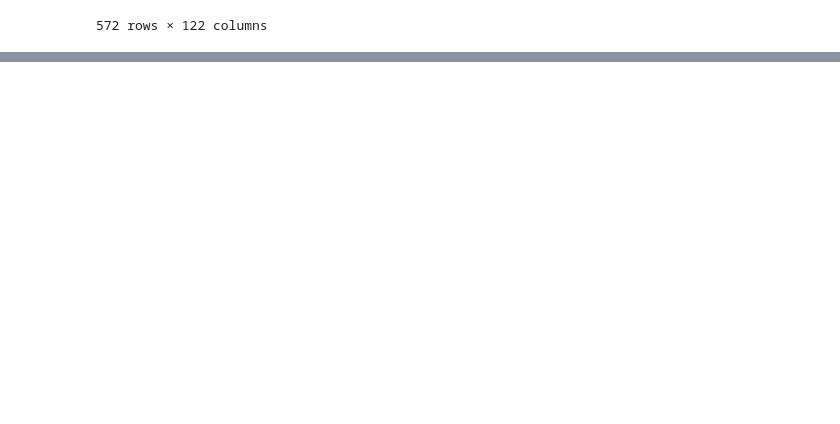
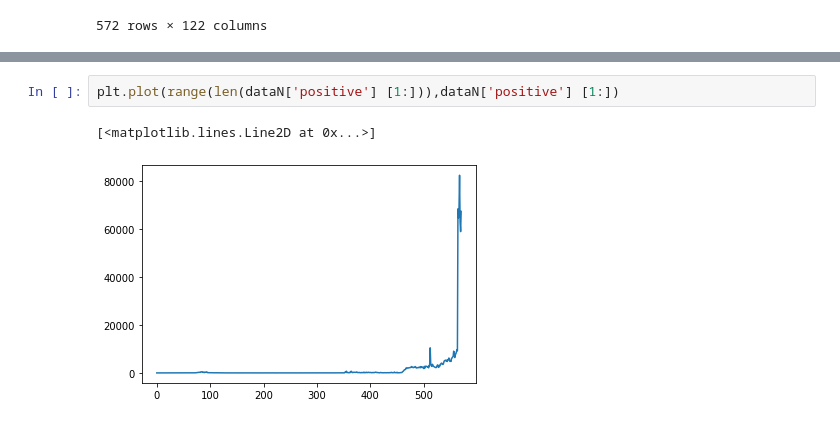
Before and after one commit to Kanyarat-S/DWDM21, a Jupyter notebook: Data102(Chapter2).ipynb, the cells around one changed output, grey strips where cells are left out. Drawn from its saved outputs; the diff is of its cells as text; blank space fills up the shorter version.

```diff
--- a/Data102(Chapter2).ipynb
+++ b/Data102(Chapter2).ipynb
@@ -34,0 +205,5 @@ data
+# %%
+plt.plot(range(len(dataN['positive'] [1:])),dataN['positive'] [1:])
+# %% [output]
+[<matplotlib.lines.Line2D at 0x...>]
+[figure, added]
```
Also changed, not shown: parts of 23 cells of this notebook.
